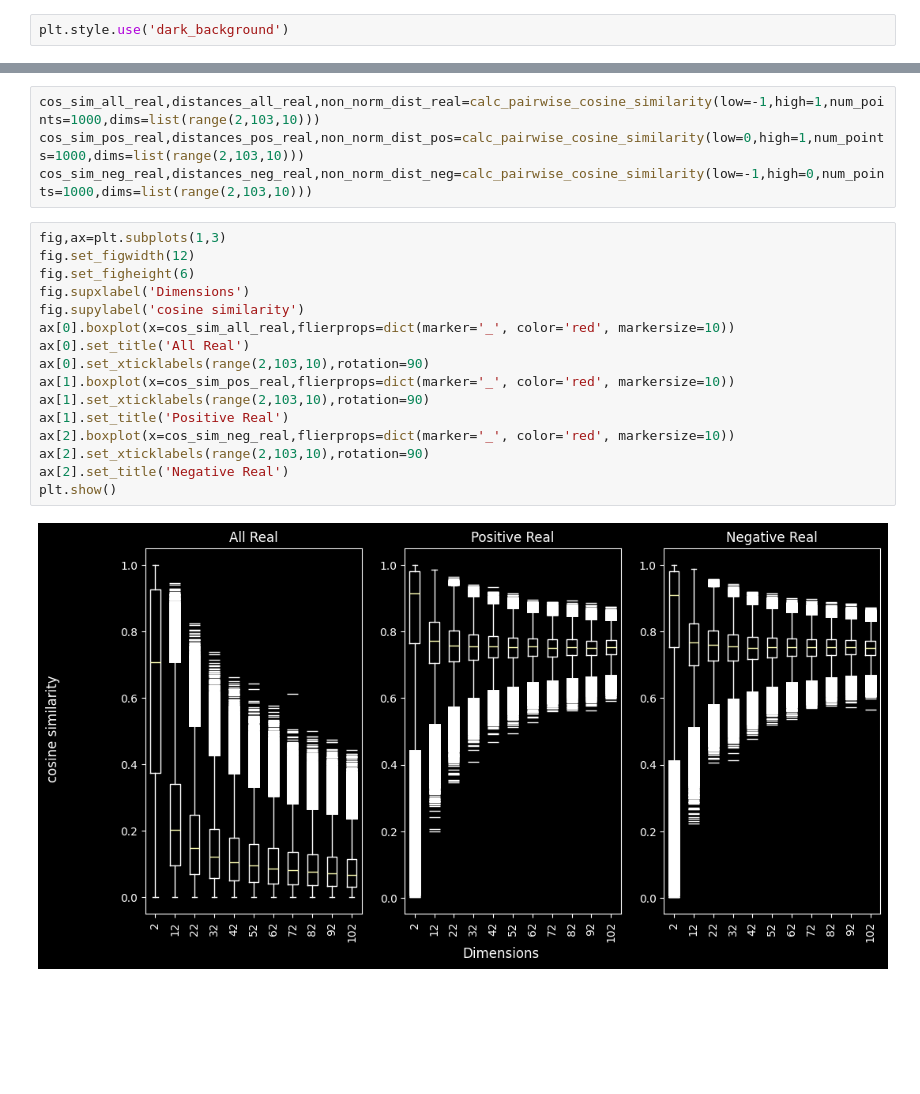
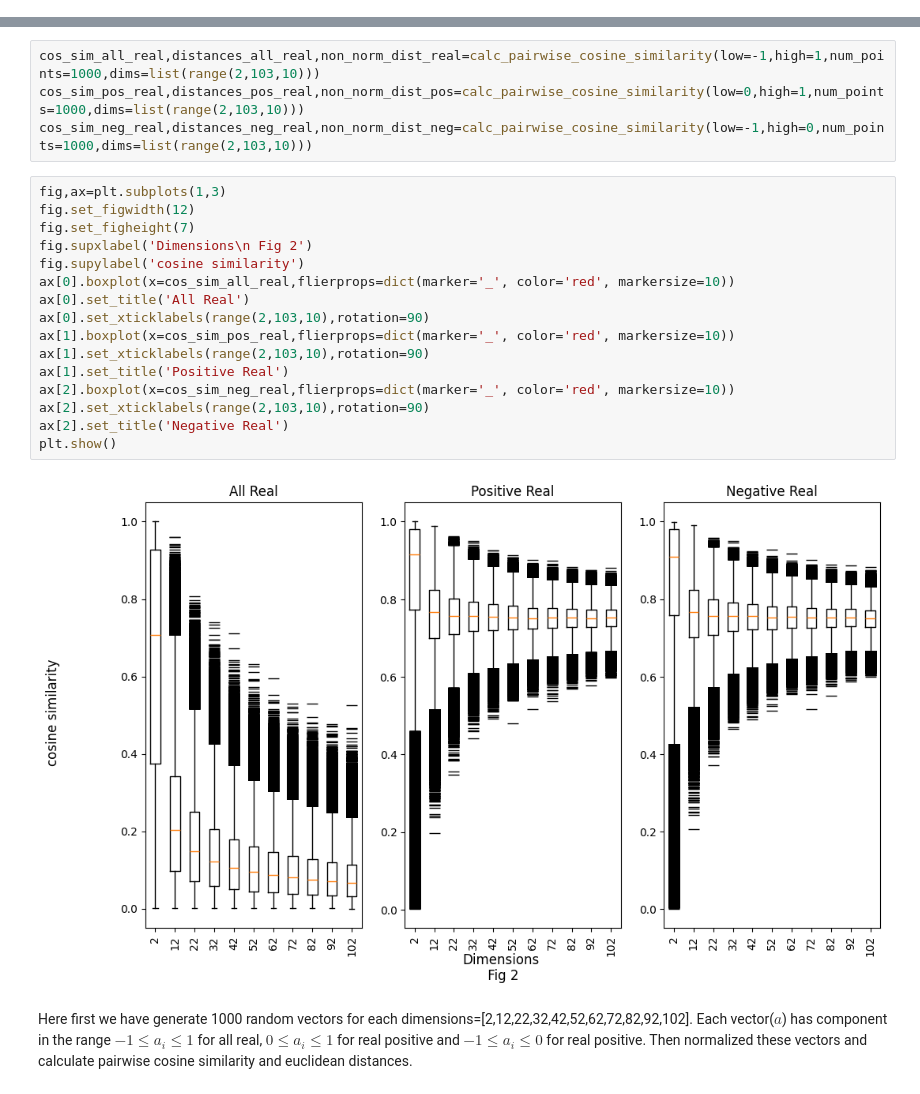
Before and after one commit to rahimkhan76270/speech, a Jupyter notebook: embeddings/DIEM/notebook.ipynb, the cells around one changed output, grey strips where cells are left out. Saved outputs shown, nothing was run; the diff lists cells and outputs as text; blank space fills up the shorter version.

```diff
--- a/embeddings/DIEM/notebook.ipynb
+++ b/embeddings/DIEM/notebook.ipynb
@@ -2,5 +4,3 @@
 import numpy as np
 from matplotlib import pyplot as plt
 from scipy.spatial.distance import pdist
-# %%
-plt.style.use('dark_background')
@@ -40,18 +61,20 @@ cos_sim_neg_real,distances_neg_real,non_norm_dist_neg=calc_pairwise_cosine_simil
 # %%
 fig,ax=plt.subplots(1,3)
 fig.set_figwidth(12)
-fig.set_figheight(6)
-fig.supxlabel('Dimensions')
+fig.set_figheight(7)
+fig.supxlabel('Dimensions\n Fig 2')
 fig.supylabel('cosine similarity')
 ax[0].boxplot(x=cos_sim_all_real,flierprops=dict(marker='_', color='red', markersize=10))
 ax[0].set_title('All Real')
 ax[0].set_xticklabels(range(2,103,10),rotation=90)
 ax[1].boxplot(x=cos_sim_pos_real,flierprops=dict(marker='_', color='red', markersize=10))
 ax[1].set_xticklabels(range(2,103,10),rotation=90)
 ax[1].set_title('Positive Real')
 ax[2].boxplot(x=cos_sim_neg_real,flierprops=dict(marker='_', color='red', markersize=10))
 ax[2].set_xticklabels(range(2,103,10),rotation=90)
 ax[2].set_title('Negative Real')
 plt.show()
 # %% [output]
-[figure, old version]
+[figure, new version]
+# %% [markdown]
+Here first we have generate 1000 random vectors for each dimensions=[2,12,22,32,42,52,62,72,82,92,102]. Each vector($a$) has component in the range $-1\leq a_i \leq 1$ for all real, $0 \leq a_i \leq 1$ for real positive and $ -1 \leq a_i \leq 0$ for real positive. Then normalized these vectors and calculate pairwise cosine similarity and euclidean distances.
```
Also changed, not shown: parts of 22 cells of this notebook.
